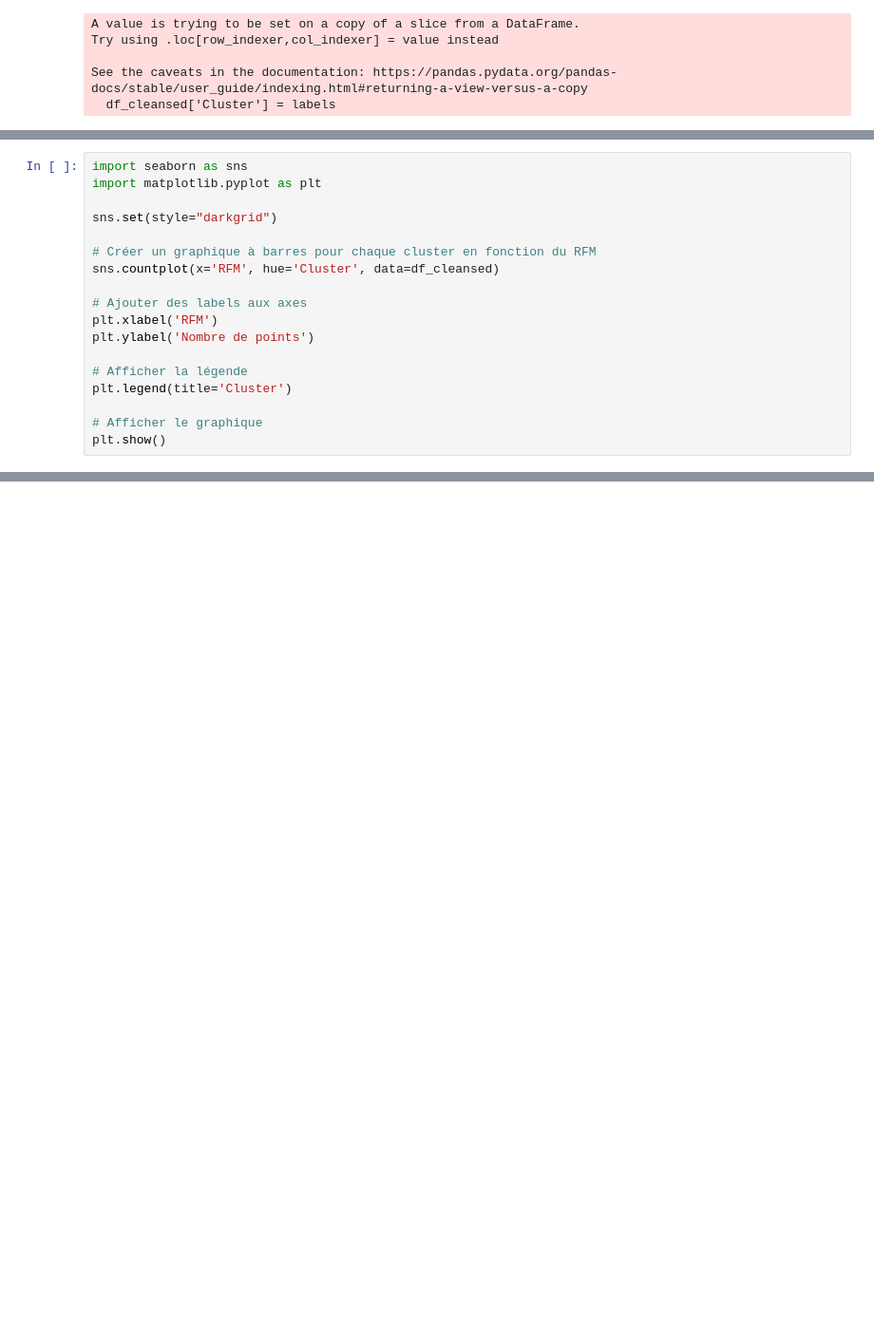
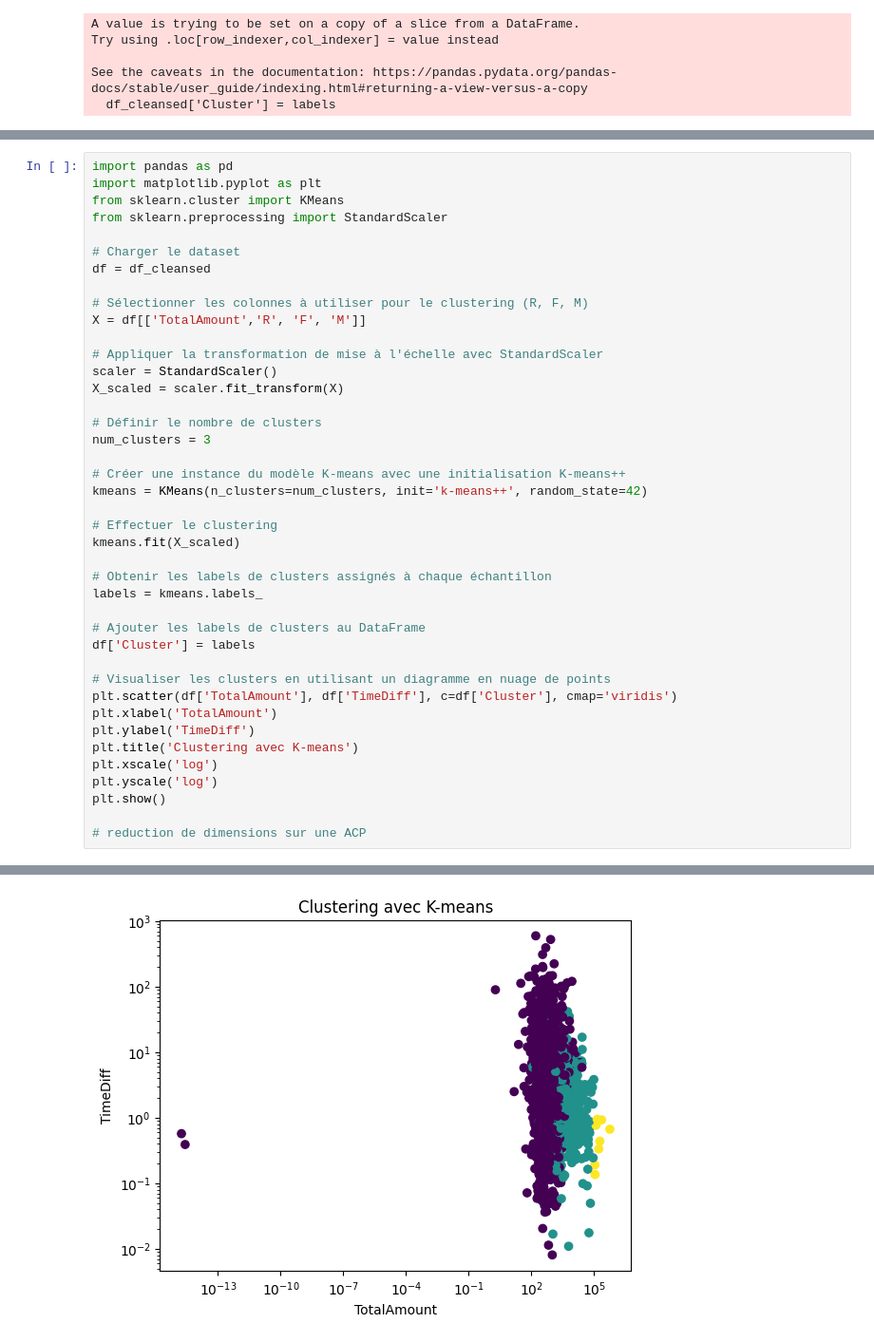
Before and after one commit to Evgeni1494/SegmentationClient, a Jupyter notebook: Clustering.ipynb, the cells around one changed output, grey strips where cells are left out. Shown at 95% size. Saved outputs shown, nothing was run; the diff lists cells and outputs as text; blank space fills up the shorter version.

Commit message:
Clustering et ACP

```diff
--- a/Clustering.ipynb
+++ b/Clustering.ipynb
@@ -197,18 +189,0 @@ plt.show()
-# %%
-import seaborn as sns
-import matplotlib.pyplot as plt
-
-sns.set(style="darkgrid")
-
-# Créer un graphique à barres pour chaque cluster en fonction du RFM
-sns.countplot(x='RFM', hue='Cluster', data=df_cleansed)
-
-# Ajouter des labels aux axes
-plt.xlabel('RFM')
-plt.ylabel('Nombre de points')
-
-# Afficher la légende
-plt.legend(title='Cluster')
-
-# Afficher le graphique
-plt.show()
@@ -216,0 +190,42 @@ plt.show()
+# %%
+import pandas as pd
+import matplotlib.pyplot as plt
+from sklearn.cluster import KMeans
+from sklearn.preprocessing import StandardScaler
+
+# Charger le dataset
+df = df_cleansed
+
+# Sélectionner les colonnes à utiliser pour le clustering (R, F, M)
+X = df[['TotalAmount','R', 'F', 'M']]
+
+# Appliquer la transformation de mise à l'échelle avec StandardScaler
+scaler = StandardScaler()
+X_scaled = scaler.fit_transform(X)
+
+# Définir le nombre de clusters
+num_clusters = 3
+
+# Créer une instance du modèle K-means avec une initialisation K-means++
+kmeans = KMeans(n_clusters=num_clusters, init='k-means++', random_state=42)
+
+# Effectuer le clustering
+kmeans.fit(X_scaled)
+
+# Obtenir les labels de clusters assignés à chaque échantillon
+labels = kmeans.labels_
+
+# Ajouter les labels de clusters au DataFrame
+df['Cluster'] = labels
+
+# Visualiser les clusters en utilisant un diagramme en nuage de points
+plt.scatter(df['TotalAmount'], df['TimeDiff'], c=df['Cluster'], cmap='viridis')
+plt.xlabel('TotalAmount')
+plt.ylabel('TimeDiff')
+plt.title('Clustering avec K-means')
+plt.xscale('log')
+plt.yscale('log')
+plt.show()
+
+# reduction de dimensions sur une ACP
+# %% [output]
@@ -216,0 +237 @@ plt.show()
+[figure, added]
```
Also changed, not shown: parts of 13 cells of this notebook, 3 other files.
